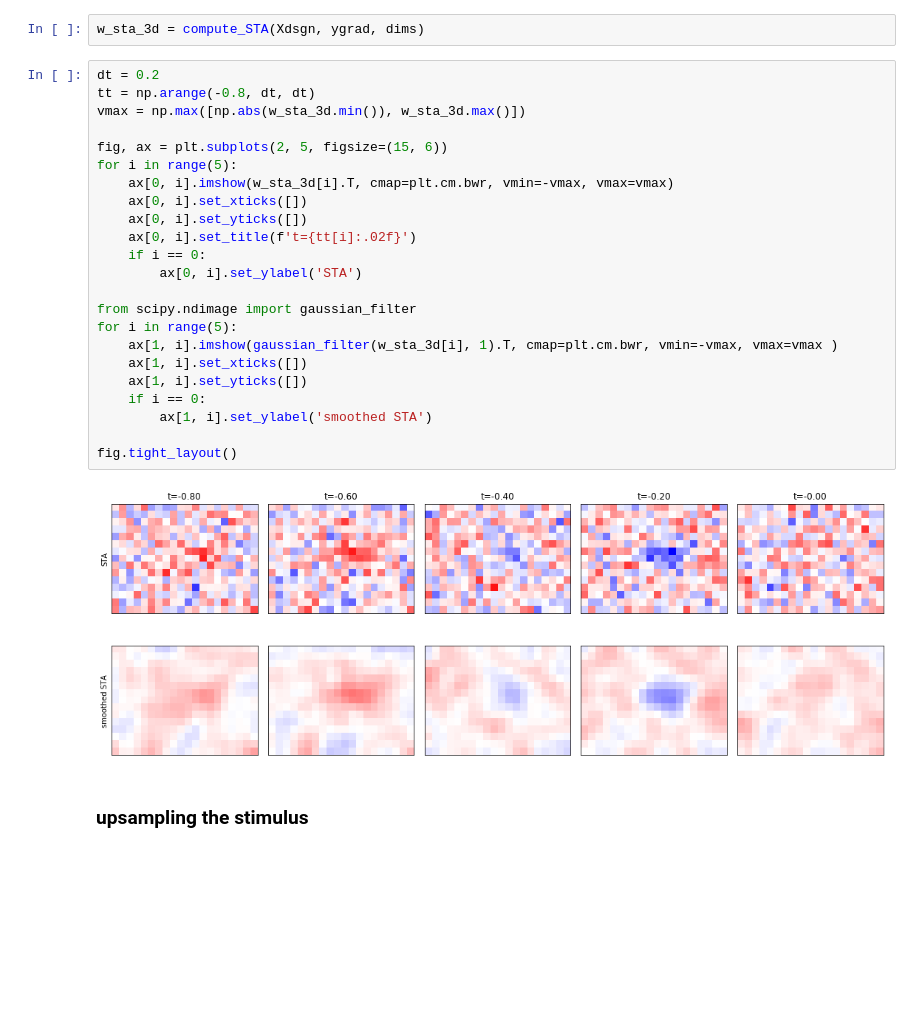
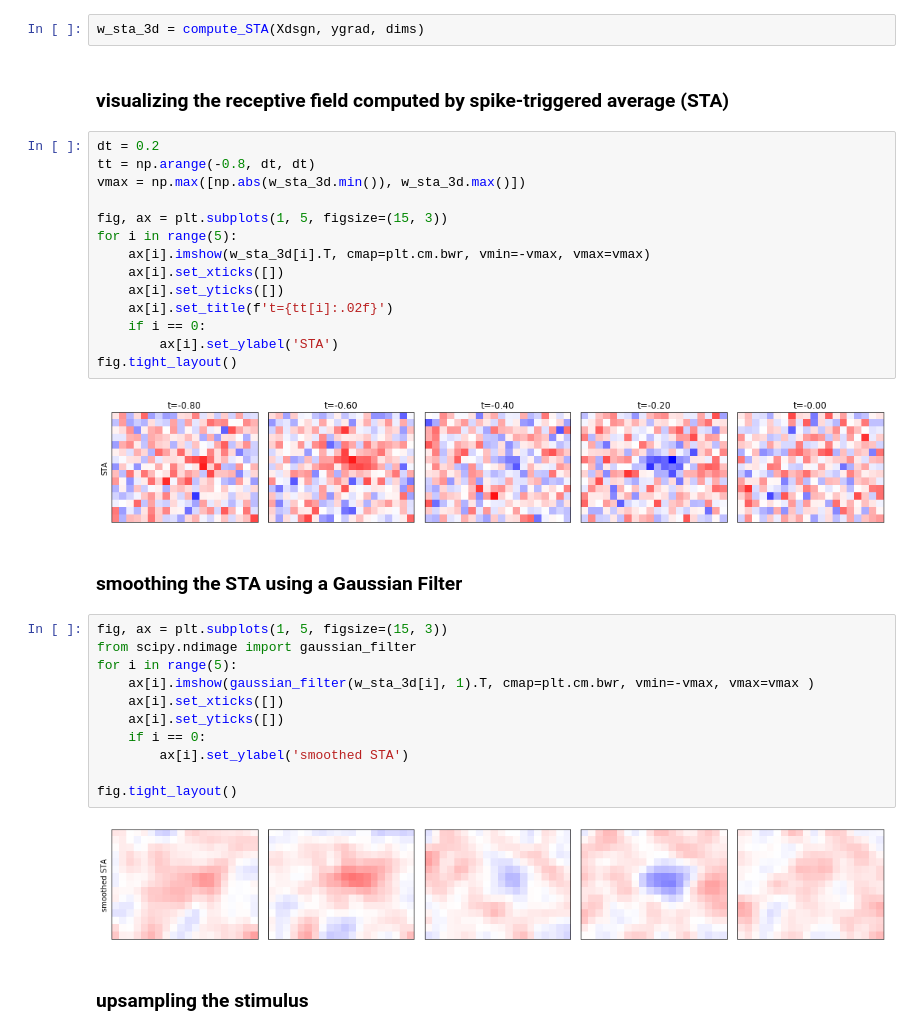
Before and after one commit to huangziwei/notebooks_RFEst, a Jupyter notebook: tutorials_igorcourse/tutorial.ipynb, the cells around one changed output. Drawn from its saved outputs; the diff is of its cells as text; blank space fills up the shorter version.

```diff
--- a/tutorials_igorcourse/tutorial.ipynb
+++ b/tutorials_igorcourse/tutorial.ipynb
@@ -512,31 +501,39 @@ dims = [5, 20, 15]
 Xdsgn = build_design_matrix(X, 5)
 # %%
 w_sta_3d = compute_STA(Xdsgn, ygrad, dims)
+# %% [markdown]
+### visualizing the receptive field computed by spike-triggered average (STA)
 # %%
 dt = 0.2
 tt = np.arange(-0.8, dt, dt)
 vmax = np.max([np.abs(w_sta_3d.min()), w_sta_3d.max()])
 
-fig, ax = plt.subplots(2, 5, figsize=(15, 6))
+fig, ax = plt.subplots(1, 5, figsize=(15, 3))
 for i in range(5):
-    ax[0, i].imshow(w_sta_3d[i].T, cmap=plt.cm.bwr, vmin=-vmax, vmax=vmax)
-    ax[0, i].set_xticks([])
-    ax[0, i].set_yticks([])
-    ax[0, i].set_title(f't={tt[i]:.02f}')
+    ax[i].imshow(w_sta_3d[i].T, cmap=plt.cm.bwr, vmin=-vmax, vmax=vmax)
+    ax[i].set_xticks([])
+    ax[i].set_yticks([])
+    ax[i].set_title(f't={tt[i]:.02f}')
     if i == 0:
-        ax[0, i].set_ylabel('STA')
-
-from scipy.ndimage import gaussian_filter
-for i in range(5):
-    ax[1, i].imshow(gaussian_filter(w_sta_3d[i], 1).T, cmap=plt.cm.bwr, vmin=-vmax, vmax=vmax )
-    ax[1, i].set_xticks([])
-    ax[1, i].set_yticks([])
-    if i == 0:
-        ax[1, i].set_ylabel('smoothed STA')
-
+        ax[i].set_ylabel('STA')
 fig.tight_layout()
 # %% [output]
-[figure, old version]
+[figure, new version]
+# %% [markdown]
+### smoothing the STA using a Gaussian Filter
+# %%
+fig, ax = plt.subplots(1, 5, figsize=(15, 3))
+from scipy.ndimage import gaussian_filter
+for i in range(5):
+    ax[i].imshow(gaussian_filter(w_sta_3d[i], 1).T, cmap=plt.cm.bwr, vmin=-vmax, vmax=vmax )
+    ax[i].set_xticks([])
+    ax[i].set_yticks([])
+    if i == 0:
+        ax[i].set_ylabel('smoothed STA')
+
+fig.tight_layout()
+# %% [output]
+[figure, added]
 # %% [markdown]
 ### upsampling the stimulus
 # %% [markdown]
```
Also changed, not shown: parts of 41 cells of this notebook, 4 other files.
